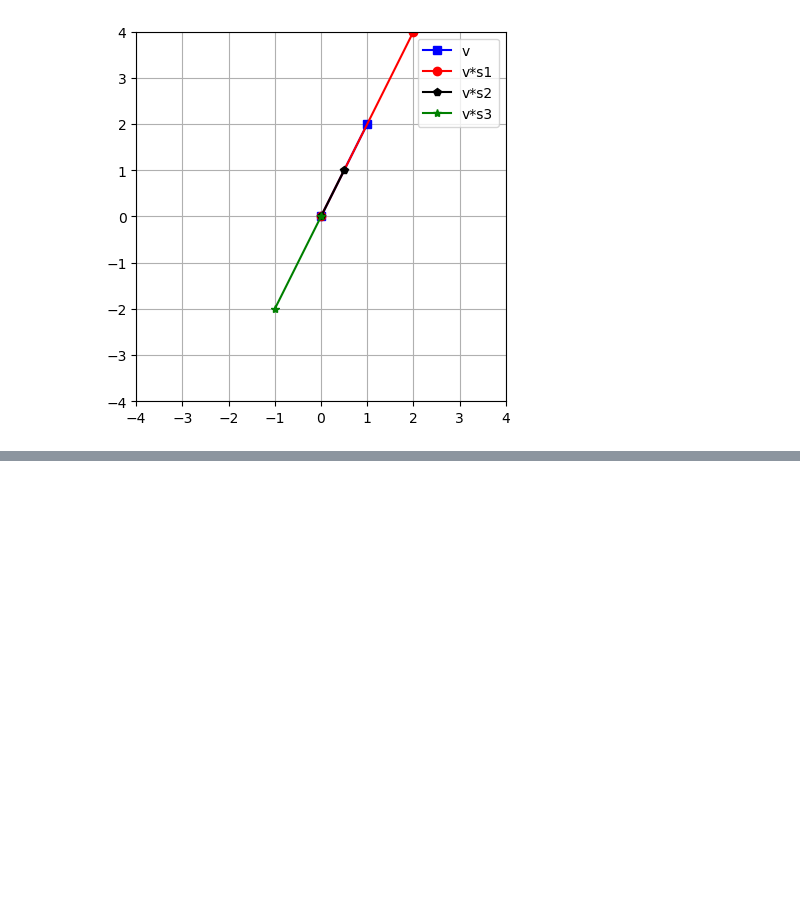
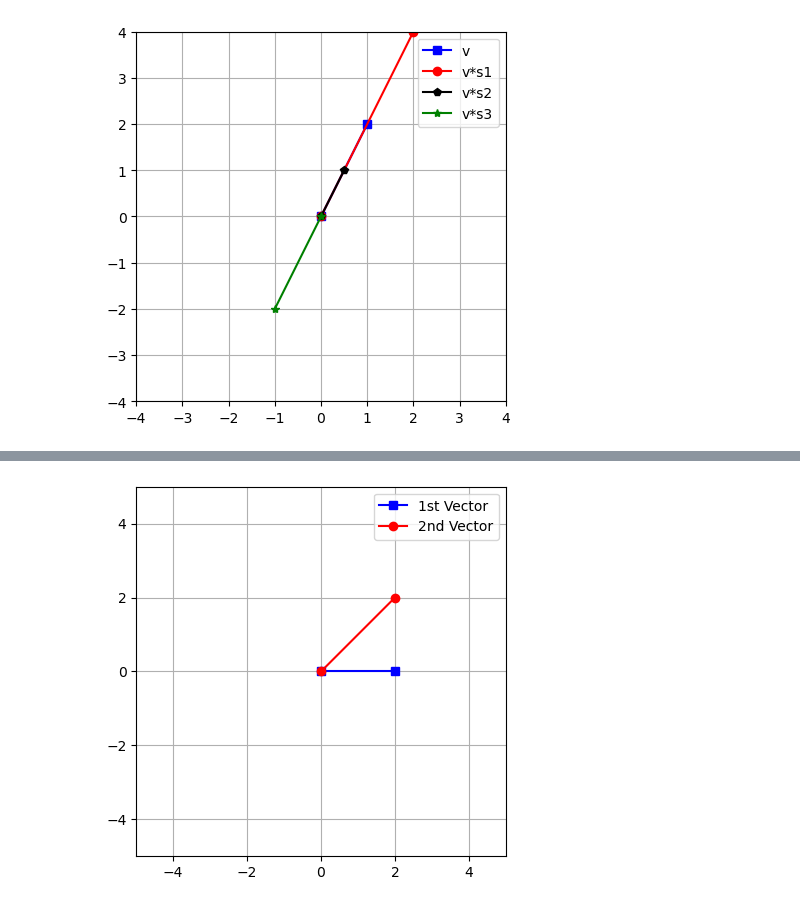
Before and after one commit to sabya1977/python, a Jupyter notebook: mike-py/vector_scalar_multi.ipynb, the cells around one changed output, grey strips where cells are left out. Cells and saved outputs as stored; diff of their text form; code cells hidden in the pictures; blank space fills up the shorter version.

```diff
--- a/mike-py/vector_scalar_multi.ipynb
+++ b/mike-py/vector_scalar_multi.ipynb
@@ -26,0 +30,25 @@ plt.show()
+# %%
+#assignment
+# create two vector (2D)
+# plot each vector
+# plot v1+v2, v1-v2 and v1*4 + v2/2
+import matplotlib.pyplot as plt
+import numpy as np
+vec2d1 = np.array([2,0])
+vec2d2 = np.array([2,2])
+# plot is sqaure
+plt.axis('square')
+# x limit is -4 to 4
+plt.xlim([-5,5])
+# y limit is -4 to 4
+plt.ylim([-5,5])
+plt.grid()
+plt.plot([0,vec2d1[0]],[0,vec2d1[1]], 'bs-', label='1st Vector')
+plt.plot([0,vec2d2[0]],[0,vec2d2[1]], 'ro-', label='2nd Vector')
+# plt.plot([0,vec2d1[0]+vec2d2[0]],[0,vec2d1[1]+vec2d2[1]], 'kp-', label='v1+v2')
+# plt.plot([0,vec2d1[0]-vec2d2[0]],[0,vec2d1[1]-vec2d2[1]], 'gs-', label='v1-v2')
+# plt.plot([0,vec2d1[0]-vec2d2[0]],[0,vec2d1[1]-vec2d2[1]], 'gs-', label='v1-v2')
+plt.legend()
+plt.show()
+# %% [output]
+[figure, added]
```
Also changed, not shown: parts of 3 cells of this notebook, 9 other files.
